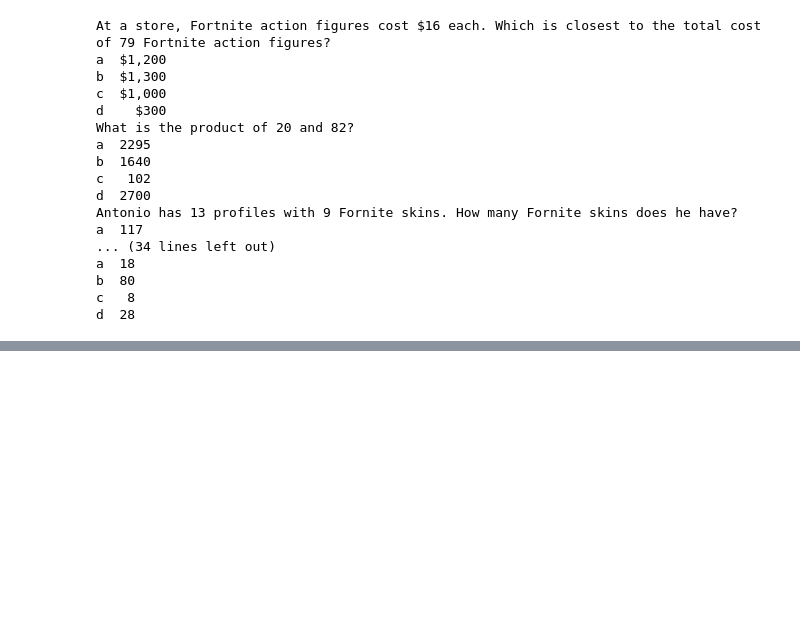
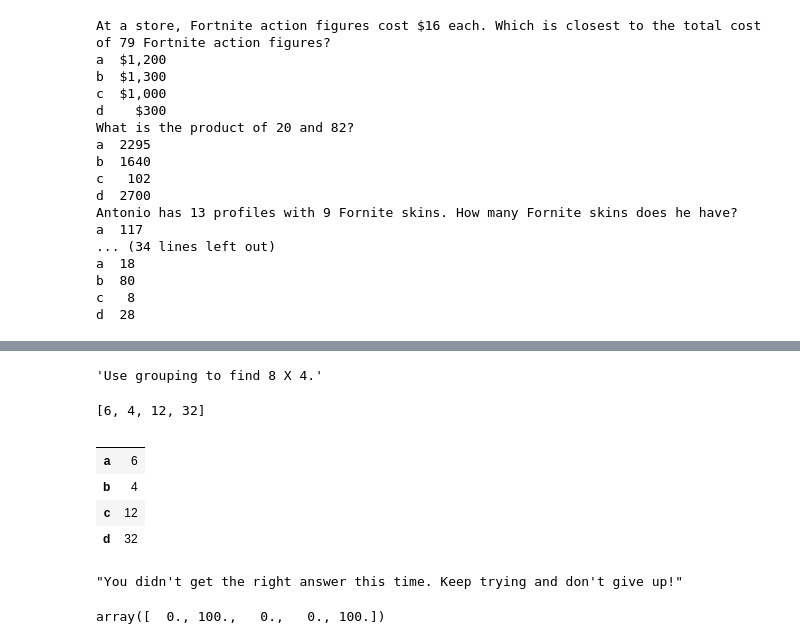
Before and after one commit to bryanchrist/solmathdashboard, a Jupyter notebook: app/Templates/testing_templates.ipynb, the cells around one changed output, grey strips where cells are left out. Saved outputs shown, nothing was run; the diff lists cells and outputs as text; code cells hidden in the pictures; blank space fills up the shorter version.

```diff
--- a/app/Templates/testing_templates.ipynb
+++ b/app/Templates/testing_templates.ipynb
@@ -414,0 +401,22 @@ x.print_question()
+# %%
+x = g4_computation_multiplication_specific_method()
+# %%
+x.print_question()
+# %% [output]
+'Use grouping to find 8 X 4.'
+# %%
+x.choices
+# %% [output]
+[6, 4, 12, 32]
+# %%
+x.print_choices()
+# %% [output]
+|  |  |
+| a | 6 |
+| b | 4 |
+| c | 12 |
+| d | 32 |
+# %%
+x.student_answer('a')
+# %% [output]
+"You didn't get the right answer this time. Keep trying and don't give up!"
@@ -414,0 +432,4 @@ x.print_question()
+# %%
+wrong
+# %% [output]
+array([  0., 100.,   0.,   0., 100.])
```
Also changed, not shown: parts of 19 cells of this notebook, 4 other files.
